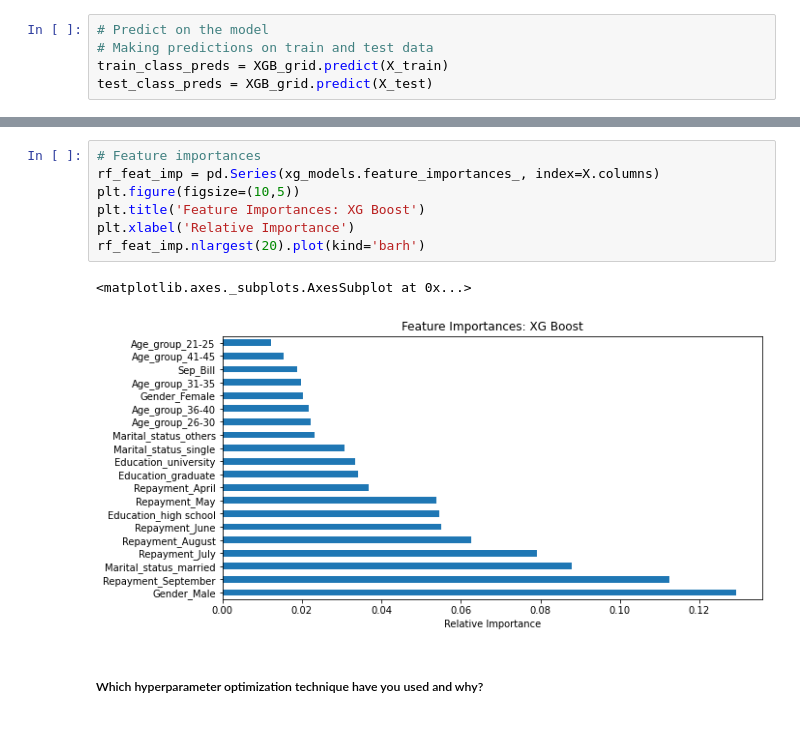
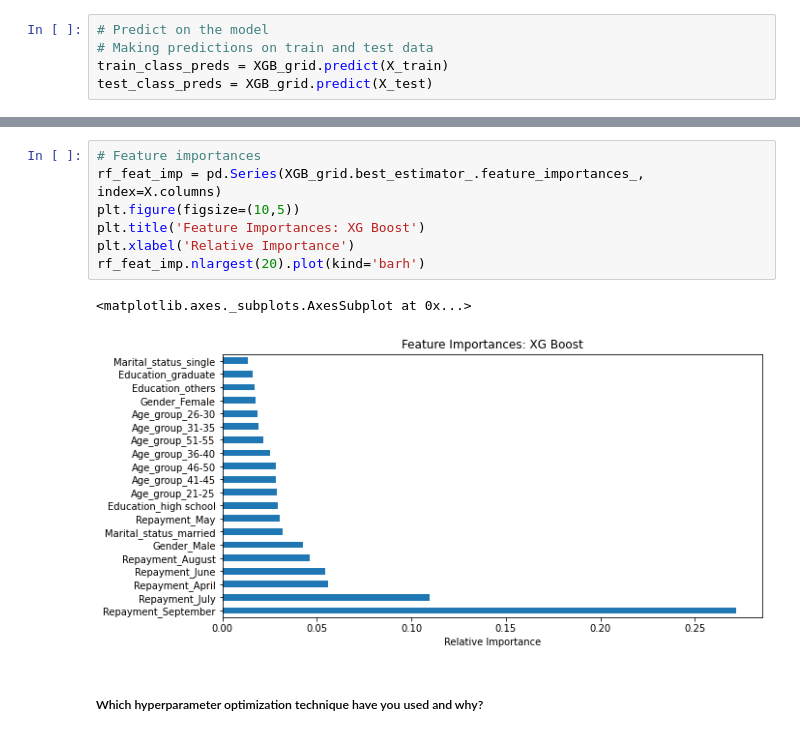
Before and after one commit to dileep-rawat/Capstone_Project_3-Credit_Card_default_Prediction, a Jupyter notebook: Credit_Card_Default_Prediction_Capstone_Project.ipynb, the cells around one changed output, grey strips where cells are left out. Cells and saved outputs as stored; diff of their text form.

```diff
--- a/Credit_Card_Default_Prediction_Capstone_Project.ipynb
+++ b/Credit_Card_Default_Prediction_Capstone_Project.ipynb
@@ -1916,13 +1913,13 @@ roc_auc_score_test
 # %%
 # Feature importances
-rf_feat_imp = pd.Series(xg_models.feature_importances_, index=X.columns)
+rf_feat_imp = pd.Series(XGB_grid.best_estimator_.feature_importances_, index=X.columns)
 plt.figure(figsize=(10,5))
 plt.title('Feature Importances: XG Boost')
 plt.xlabel('Relative Importance')
 rf_feat_imp.nlargest(20).plot(kind='barh')
 # %% [output]
 <matplotlib.axes._subplots.AxesSubplot at 0x...>
-[figure, old version]
+[figure, new version]
 # %% [markdown]
 ##### Which hyperparameter optimization technique have you used and why?
 # %% [markdown]
```
Also changed, not shown: parts of 60 cells of this notebook.
